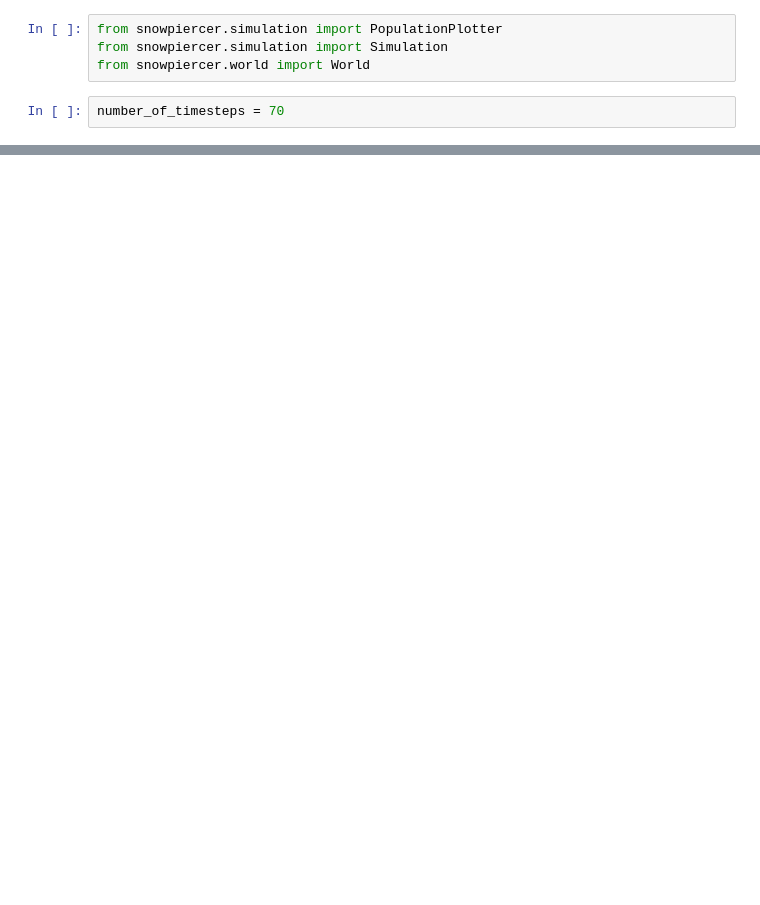
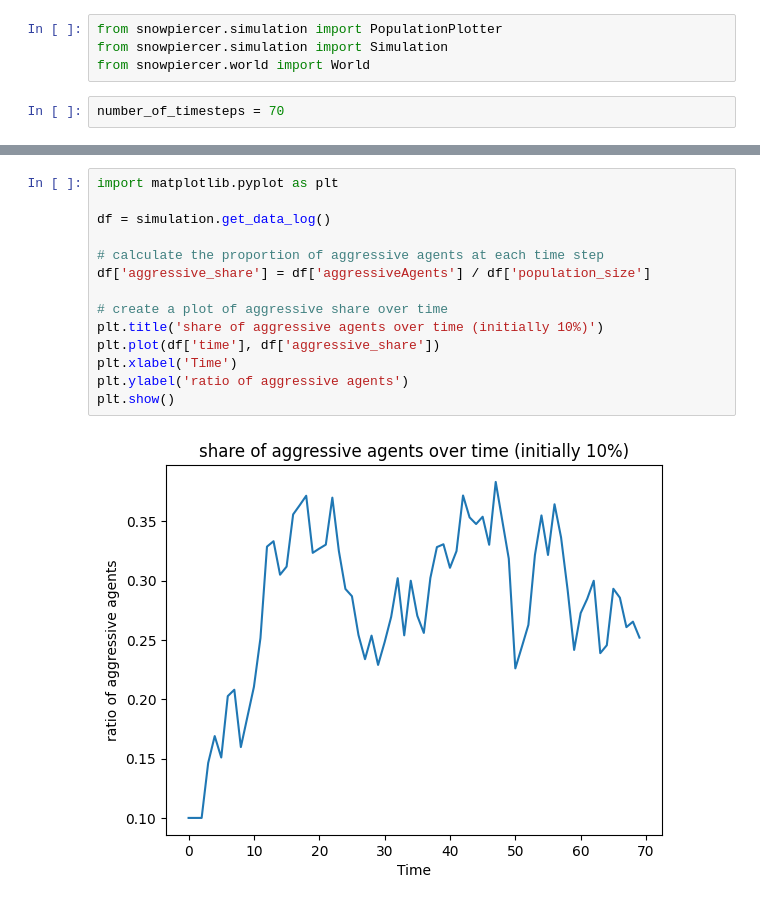
Before and after one commit to Radler77/leysin-modelling, a Jupyter notebook: demo.ipynb, the cells around one changed output, grey strips where cells are left out. Saved outputs shown, nothing was run; the diff lists cells and outputs as text; blank space fills up the shorter version.

Commit message:
add plots for share of aggressive agents

```diff
--- a/demo.ipynb
+++ b/demo.ipynb
@@ -31,0 +32,16 @@ num_initial_aggressive_agents:  3
+# %%
+import matplotlib.pyplot as plt
+
+df = simulation.get_data_log()
+
+# calculate the proportion of aggressive agents at each time step
+df['aggressive_share'] = df['aggressiveAgents'] / df['population_size']
+
+# create a plot of aggressive share over time
+plt.title('share of aggressive agents over time (initially 10%)')
+plt.plot(df['time'], df['aggressive_share'])
+plt.xlabel('Time')
+plt.ylabel('ratio of aggressive agents')
+plt.show()
+# %% [output]
+[figure, added]
```
Also changed, not shown: parts of 3 cells of this notebook, 1 other file.
